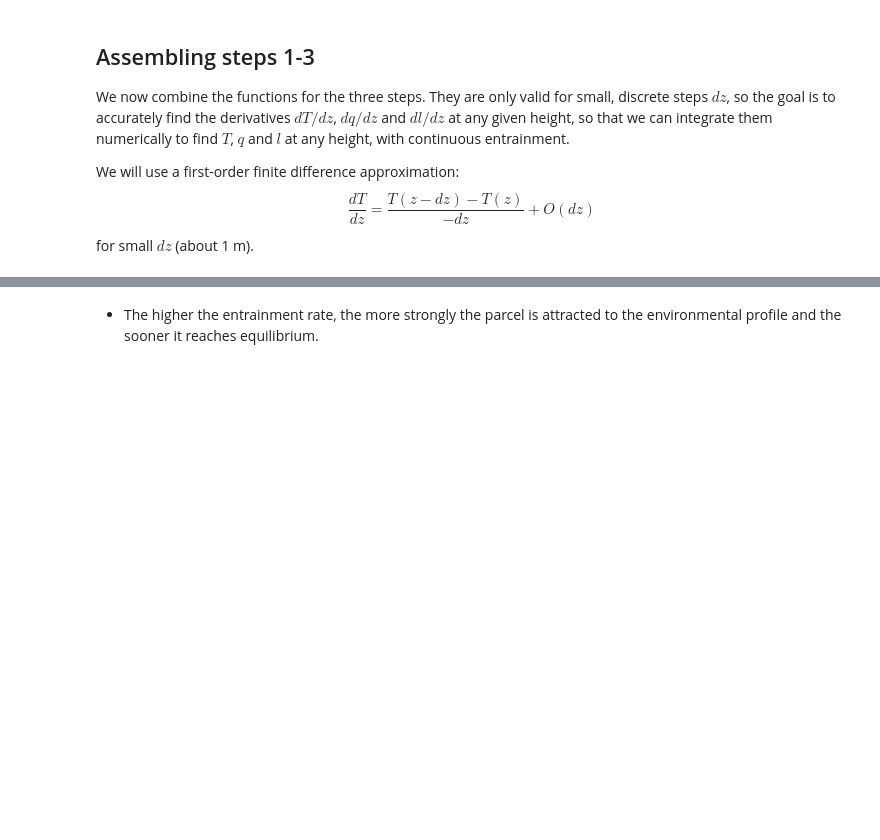
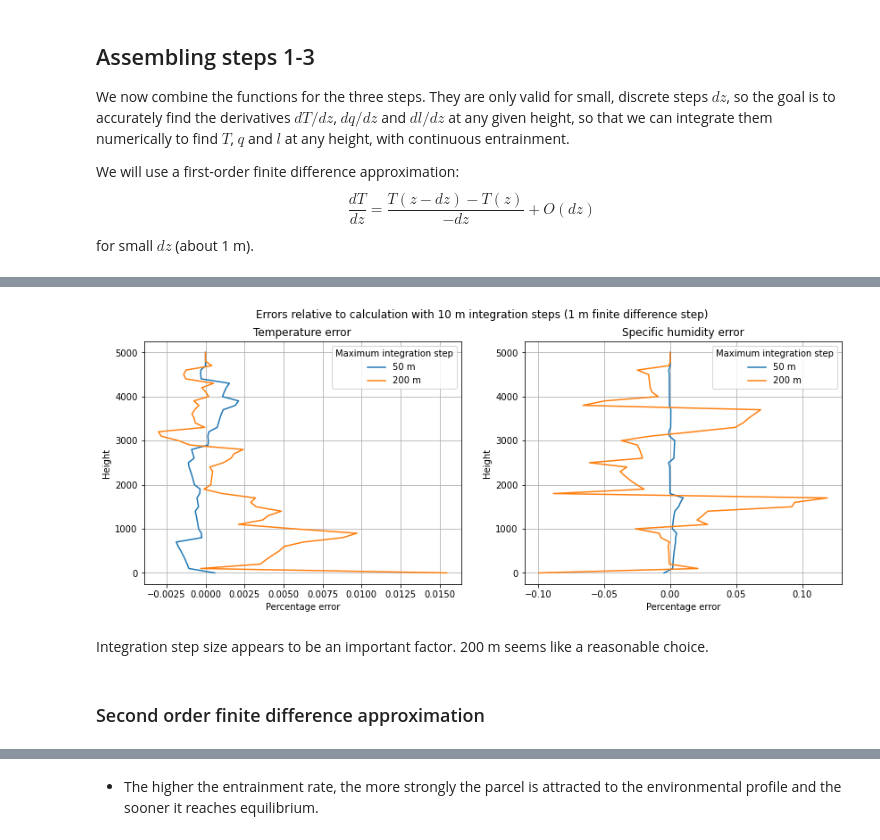
Before and after one commit to tschanzer/taste-of-research-21T3, a Jupyter notebook: notebooks/20210929_entrainment/20210929_entrainment.ipynb, the cells around one changed output, grey strips where cells are left out. Cells and saved outputs as stored; diff of their text form; code cells hidden in the pictures; blank space fills up the shorter version.

```diff
--- a/notebooks/20210929_entrainment/20210929_entrainment.ipynb
+++ b/notebooks/20210929_entrainment/20210929_entrainment.ipynb
@@ -291,0 +386,4 @@ def entrainment_profile(
+# %%
+%%time
+t1, q1, l1 = entrainment_profile(
+    height, -10*units.celsius, 2e-3, 0, 1.0/units.km, max_step=10)
@@ -291,0 +393,4 @@ def entrainment_profile(
+# %%
+%%time
+t2, q2, l2 = entrainment_profile(
+    height, -10*units.celsius, 2e-3, 0, 1.0/units.km, max_step=50)
@@ -291,0 +400,4 @@ def entrainment_profile(
+# %%
+%%time
+t3, q3, l3 = entrainment_profile(
+    height, -10*units.celsius, 2e-3, 0, 1.0/units.km, max_step=200)
@@ -291,0 +407,35 @@ def entrainment_profile(
+# %%
+fig = plt.figure(figsize=(14,5))
+
+ax = fig.add_subplot(121)
+ax.plot((t1 - t2)/t1*100, height, label='50 m')
+ax.plot((t1 - t3)/t1*100, height, label='200 m')
+ax.grid()
+lgd = ax.legend()
+lgd.set_title('Maximum integration step')
+ax.set(
+    xlabel='Percentage error',
+    ylabel='Height',
+    title='Temperature error')
+
+ax = fig.add_subplot(122)
+ax.plot((q1 - q2)/q1*100, height, label='50 m')
+ax.plot((q1 - q3)/q1*100, height, label='200 m')
+ax.grid()
+lgd = ax.legend()
+lgd.set_title('Maximum integration step')
+ax.set(
+    xlabel='Percentage error',
+    ylabel='Height',
+    title='Specific humidity error')
+
+fig.suptitle('Errors relative to calculation with 10 m integration steps '
+             '(1 m finite difference step)')
+fig.tight_layout
+plt.show()
+# %% [output]
+[figure, added]
+# %% [markdown]
+Integration step size appears to be an important factor. 200 m seems like a reasonable choice.
+# %% [markdown]
+### Second order finite difference approximation
```
Also changed, not shown: parts of 62 cells of this notebook, 1 other file.
